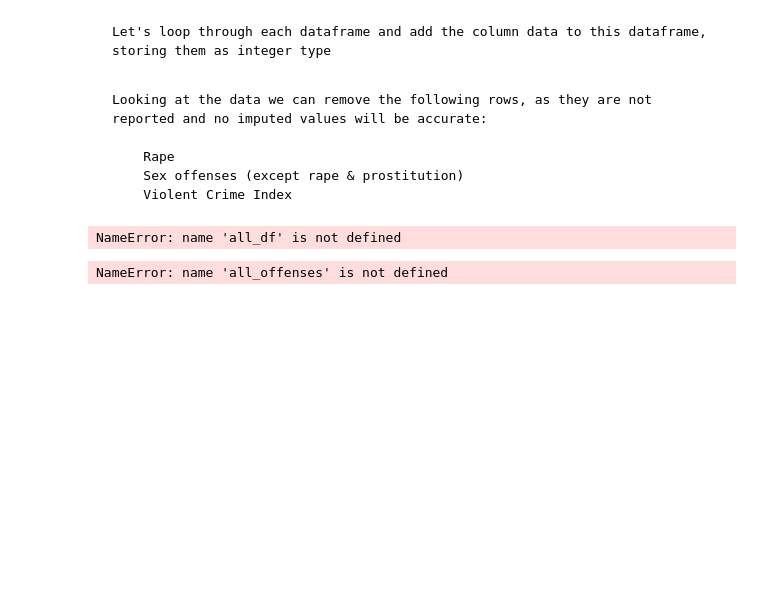
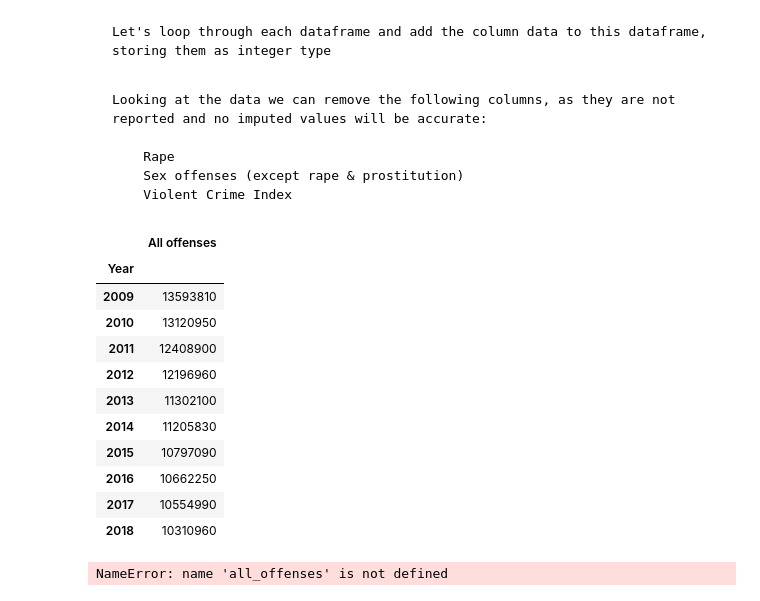
Before and after one commit to eliwyman/truth-site, a Jupyter notebook: apps/jupyter/Federal Crime Data Analysis.ipynb, the cells around one changed output. Saved outputs shown, nothing was run; the diff lists cells and outputs as text; code cells hidden in the pictures; blank space fills up the shorter version.

```diff
--- a/apps/jupyter/Federal Crime Data Analysis.ipynb
+++ b/apps/jupyter/Federal Crime Data Analysis.ipynb
@@ -238,7 +238,7 @@ for year in range(MIN_YEAR, MAX_YEAR+1):
 # %%
 all_df['OJJDP_all_ages'] = OJJDP_all_ages
 # %% [markdown]
-    Looking at the data we can remove the following rows, as they are not reported and no imputed values will be accurate:
+    Looking at the data we can remove the following columns, as they are not reported and no imputed values will be accurate:
 
         Rape
         Sex offenses (except rape & prostitution)
@@ -246,11 +246,25 @@ all_df['OJJDP_all_ages'] = OJJDP_all_ages
 # %%
 all_df['OJJDP_all_ages'] = all_df['OJJDP_all_ages'].drop([2, 17, 28])
 # %%
-# slice dataframe to only first row (all crime)
-all_offenses = all_df['OJJDP_all_ages'].loc[:0, str(MIN_YEAR):str(MAX_YEAR)]
-all_offenses
+# slice dataframe to only first row (all crime), transpose
+all_offenses = all_df['OJJDP_all_ages'].loc[:0, str(MIN_YEAR):str(MAX_YEAR)].transpose()
+
+# set index and column names
+all_offenses.index.name = 'Year'
+all_offenses.rename(columns={0: "All offenses"})
 # %% [output]
-NameError: name 'all_df' is not defined
+|  | All offenses |
+| Year |  |
+| 2009 | 13593810 |
+| 2010 | 13120950 |
+| 2011 | 12408900 |
+| 2012 | 12196960 |
+| 2013 | 11302100 |
+| 2014 | 11205830 |
+| 2015 | 10797090 |
+| 2016 | 10662250 |
+| 2017 | 10554990 |
+| 2018 | 10310960 |
 # %%
 all_offenses.to_csv(DATA_PATH + "OJJDP_all_offenses.csv")
 # %% [output]
```
Also changed, not shown: 2 other files.
